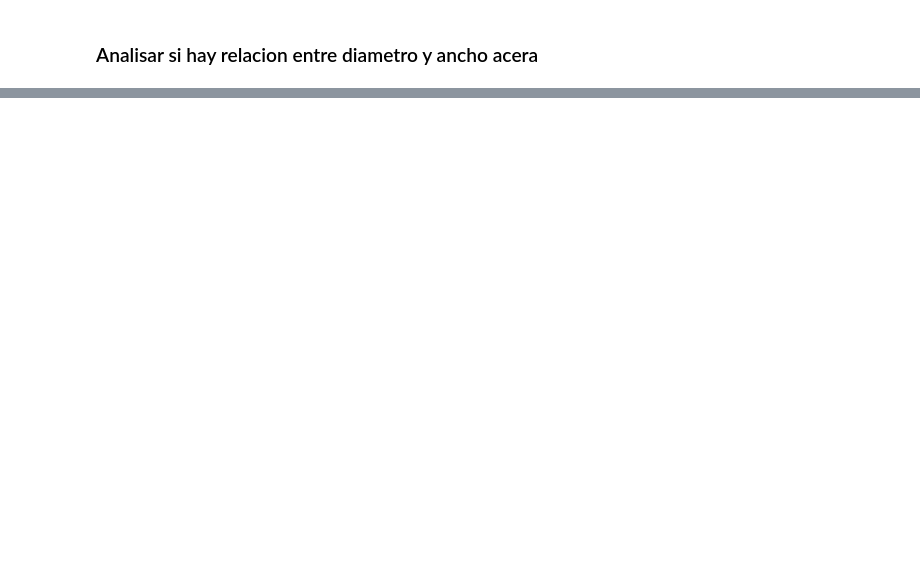
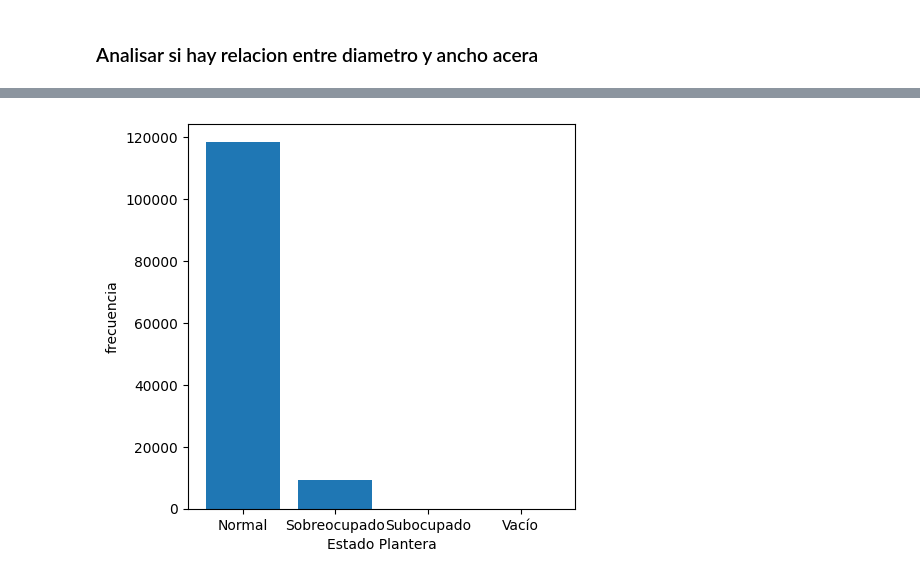
Before and after one commit to LautaroBarraza/TP-Ciencia-De-Datos-Grupo14, a Jupyter notebook: notebooks/hipotesis.ipynb, the cells around one changed output, grey strips where cells are left out. Cells and saved outputs as stored; diff of their text form; code cells hidden in the pictures; blank space fills up the shorter version.

```diff
--- a/notebooks/hipotesis.ipynb
+++ b/notebooks/hipotesis.ipynb
@@ -42 +59,22 @@ diametro_altura_pecho= diametro_altura_pecho[filtro2]
+# %%
+datos_ficus=datos_arbolado[datos_arbolado['nombre_cientifico']=='Fraxinus pennsylvanica']
+
+estado= datos_ficus['estado_plantera'].value_counts()
+
+mapa_labels = {
+    0: 'Vacío',
+    1: 'Subocupado',
+    2: 'Normal',
+    3: 'Sobreocupado'
+}
+
+estado = estado.rename(mapa_labels)
+
+plt.figure(figsize=(5,5))
+plt.bar(estado.index,estado.values)
+plt.xlabel('Estado Plantera')
+plt.ylabel('frecuencia')
+plt.show()
+# %% [output]
+[figure, added]
 # %%
```
Also changed, not shown: parts of 9 cells of this notebook, 12 other files.
